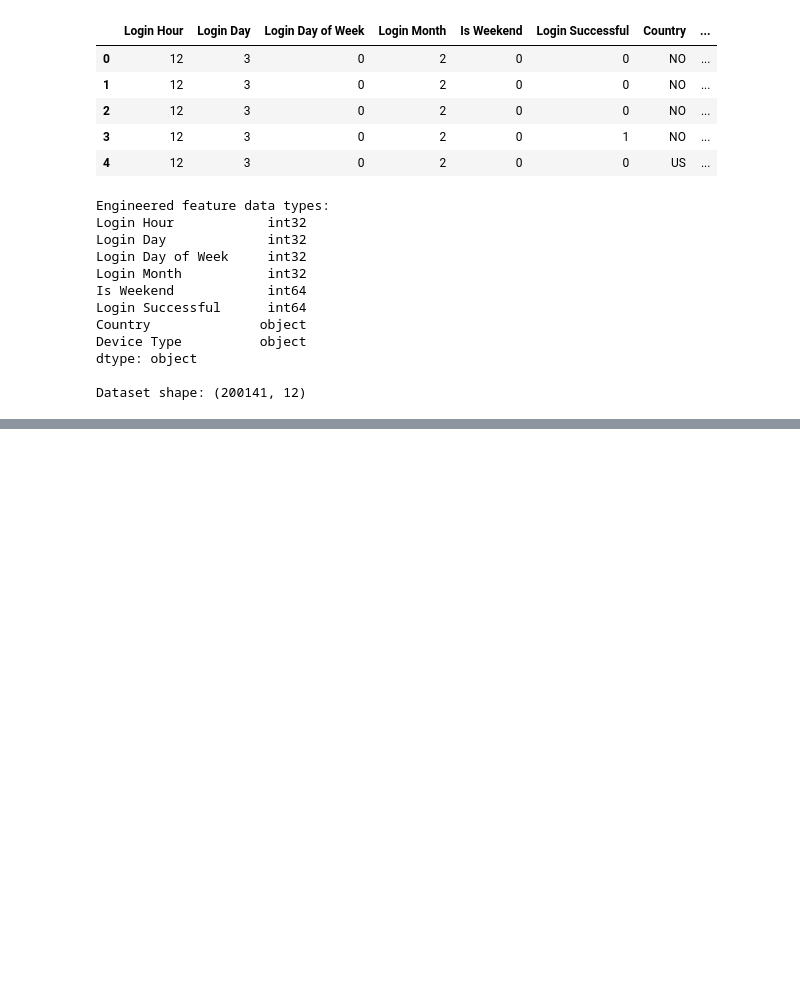
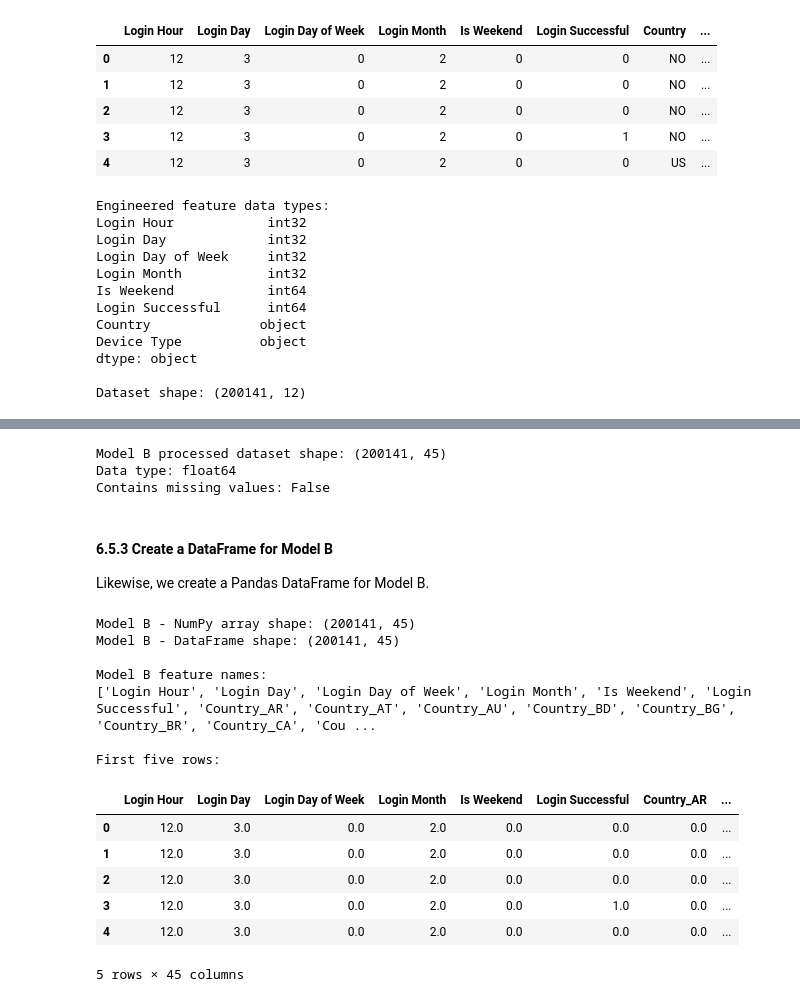
Before and after one commit to MiyukiMol/user-behavior-anomaly-detection, a Jupyter notebook: 02_unsupervised_anomaly_detection.ipynb, the cells around one changed output, grey strips where cells are left out. Cells and saved outputs as stored; diff of their text form; code cells hidden in the pictures; blank space fills up the shorter version.

```diff
--- a/02_unsupervised_anomaly_detection.ipynb
+++ b/02_unsupervised_anomaly_detection.ipynb
@@ -1251,0 +1567,59 @@ Dataset shape: (200141, 12)
+# %%
+# Combine numerical and encoded categorical features
+X_processed_B = np.hstack([
+    X_numerical.to_numpy(),
+    X_categorical_B_encoded.toarray()
+])
+
+# Check the processed dataset
+print("Model B processed dataset shape:",
+      X_processed_B.shape)
+
+print("Data type:", X_processed_B.dtype)
+
+print("Contains missing values:",
+      np.isnan(X_processed_B).any())
+# %% [output]
+Model B processed dataset shape: (200141, 45)
+Data type: float64
+Contains missing values: False
+# %% [markdown]
+#### 6.5.3 Create a DataFrame for Model B
+
+Likewise, we create a Pandas DataFrame for Model B.
+# %%
+# Combine numerical and encoded feature names
+feature_names_B = (
+    NUMERICAL_FEATURES + list(encoded_feature_names_B)
+)
+
+# Create DataFrame for Model B
+X_processed_B_df = pd.DataFrame(
+    X_processed_B,
+    columns=feature_names_B
+)
+
+# Verify Model B
+print("Model B - NumPy array shape:", X_processed_B.shape)
+print("Model B - DataFrame shape:", X_processed_B_df.shape)
+
+print("\nModel B feature names:")
+print(X_processed_B_df.columns.tolist())
+
+print("\nFirst five rows:")
+display(X_processed_B_df.head())
+# %% [output]
+Model B - NumPy array shape: (200141, 45)
+Model B - DataFrame shape: (200141, 45)
+
+Model B feature names:
+['Login Hour', 'Login Day', 'Login Day of Week', 'Login Month', 'Is Weekend', 'Login Successful', 'Country_AR', 'Country_AT', 'Country_AU', 'Country_BD', 'Country_BG', 'Country_BR', 'Country_CA', 'Cou ...
+
+First five rows:
+|  | Login Hour | Login Day | Login Day of Week | Login Month | Is Weekend | Login Successful | Country_AR | ... |
+| 0 | 12.0 | 3.0 | 0.0 | 2.0 | 0.0 | 0.0 | 0.0 | ... |
+| 1 | 12.0 | 3.0 | 0.0 | 2.0 | 0.0 | 0.0 | 0.0 | ... |
+| 2 | 12.0 | 3.0 | 0.0 | 2.0 | 0.0 | 0.0 | 0.0 | ... |
+| 3 | 12.0 | 3.0 | 0.0 | 2.0 | 0.0 | 1.0 | 0.0 | ... |
+| 4 | 12.0 | 3.0 | 0.0 | 2.0 | 0.0 | 0.0 | 0.0 | ... |
+5 rows × 45 columns
```
Also changed, not shown: parts of 23 cells of this notebook.
